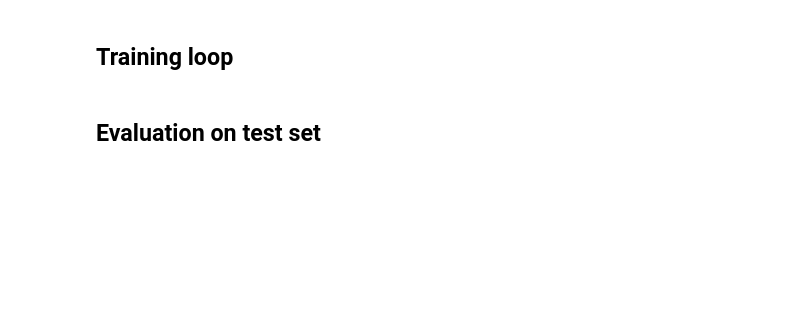
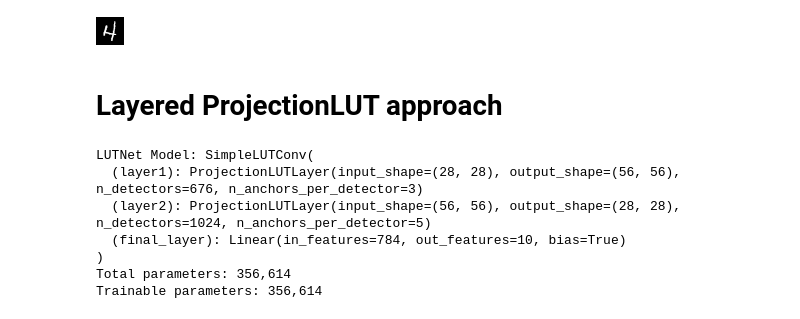
Before and after one commit to anatoli-starostin/spiky, a Jupyter notebook: workbooks/lutorch_mnist.ipynb, the cells around one changed output. Drawn from its saved outputs; the diff is of its cells as text; code cells hidden in the pictures; blank space fills up the shorter version.

```diff
--- a/workbooks/lutorch_mnist.ipynb
+++ b/workbooks/lutorch_mnist.ipynb
@@ -35,25 +29,22 @@ We load MNIST and keep it as dense tensors on the selected device.
 # %%
 mnist_dataset_dir = 'mnist'
 
-mnist_train_dataset_raw = torchvision.datasets.MNIST(
+import torchvision.transforms as T
+
+mnist_train_dataset = torchvision.datasets.MNIST(
     mnist_dataset_dir, train=True, download=True
 )
-mnist_test_dataset_raw = torchvision.datasets.MNIST(
+mnist_test_dataset = torchvision.datasets.MNIST(
     mnist_dataset_dir, train=False, download=True
 )
+mnist_train_data_device = mnist_train_dataset.data.to(device=device).to(dtype=torch.float32) / 255
+mnist_test_data_device = mnist_test_dataset.data.to(device=device).to(dtype=torch.float32) / 255
+mnist_train_targets_device = mnist_train_dataset.targets.to(device=device)
+mnist_test_targets_device = mnist_test_dataset.targets.to(device=device)
 
-mnist_train_data = mnist_train_dataset_raw.data.to(device=device, dtype=torch.float32) / 255.0
-mnist_test_data = mnist_test_dataset_raw.data.to(device=device, dtype=torch.float32) / 255.0
-mnist_train_targets = mnist_train_dataset_raw.targets.to(device=device)
-mnist_test_targets = mnist_test_dataset_raw.targets.to(device=device)
-
-mnist_train_dataset = TensorDataset(mnist_train_data, mnist_train_targets)
-mnist_test_dataset = TensorDataset(mnist_test_data, mnist_test_targets)
-
-batch_size = 128
-train_loader = DataLoader(mnist_train_dataset, batch_size=batch_size, shuffle=True)
-test_loader = DataLoader(mnist_test_dataset, batch_size=batch_size, shuffle=False)
-
-# Quick visual sanity check
-example_batch, example_targets = next(iter(train_loader))
-to_pil_image(example_batch[0].cpu())
+mnist_train_dataset = TensorDataset(
+    mnist_train_data_device, mnist_train_targets_device
+)
+mnist_test_dataset = TensorDataset(
+    mnist_test_data_device, mnist_test_targets_device
+)
@@ -114,2 +50,0 @@ print(f"Trainable parameters: {trainable_params:,}")
-# %% [markdown]
-## Training loop
@@ -144,2 +50,0 @@ for epoch in range(num_epochs):
-# %% [markdown]
-## Evaluation on test set
@@ -158,0 +51,12 @@ print(f"Test accuracy: {test_acc:.4f}")
+# %%
+mnist_test_loader = torch.utils.data.DataLoader(
+    mnist_train_dataset,
+    batch_size=10, shuffle=True
+)
+
+example_data, example_targets = next(iter(mnist_test_loader))
+to_pil_image(example_data[0])
+# %% [output]
+[figure, added]
+# %% [markdown]
+# Layered ProjectionLUT approach
@@ -158,0 +130,17 @@ print(f"Test accuracy: {test_acc:.4f}")
+# %%
+lut_conv_net = SimpleLUTConv(device)
+# Count parameters
+lut_total_params = sum(p.numel() for p in lut_conv_net.parameters())
+lut_trainable_params = sum(p.numel() for p in lut_conv_net.parameters() if p.requires_grad)
+
+print(f"LUTNet Model: {lut_conv_net}")
+print(f"Total parameters: {lut_total_params:,}")
+print(f"Trainable parameters: {lut_trainable_params:,}")
+# %% [output]
+LUTNet Model: SimpleLUTConv(
+  (layer1): ProjectionLUTLayer(input_shape=(28, 28), output_shape=(56, 56), n_detectors=676, n_anchors_per_detector=3)
+  (layer2): ProjectionLUTLayer(input_shape=(56, 56), output_shape=(28, 28), n_detectors=1024, n_anchors_per_detector=5)
+  (final_layer): Linear(in_features=784, out_features=10, bias=True)
+)
+Total parameters: 356,614
+Trainable parameters: 356,614
```
Also changed, not shown: parts of 21 cells of this notebook.
